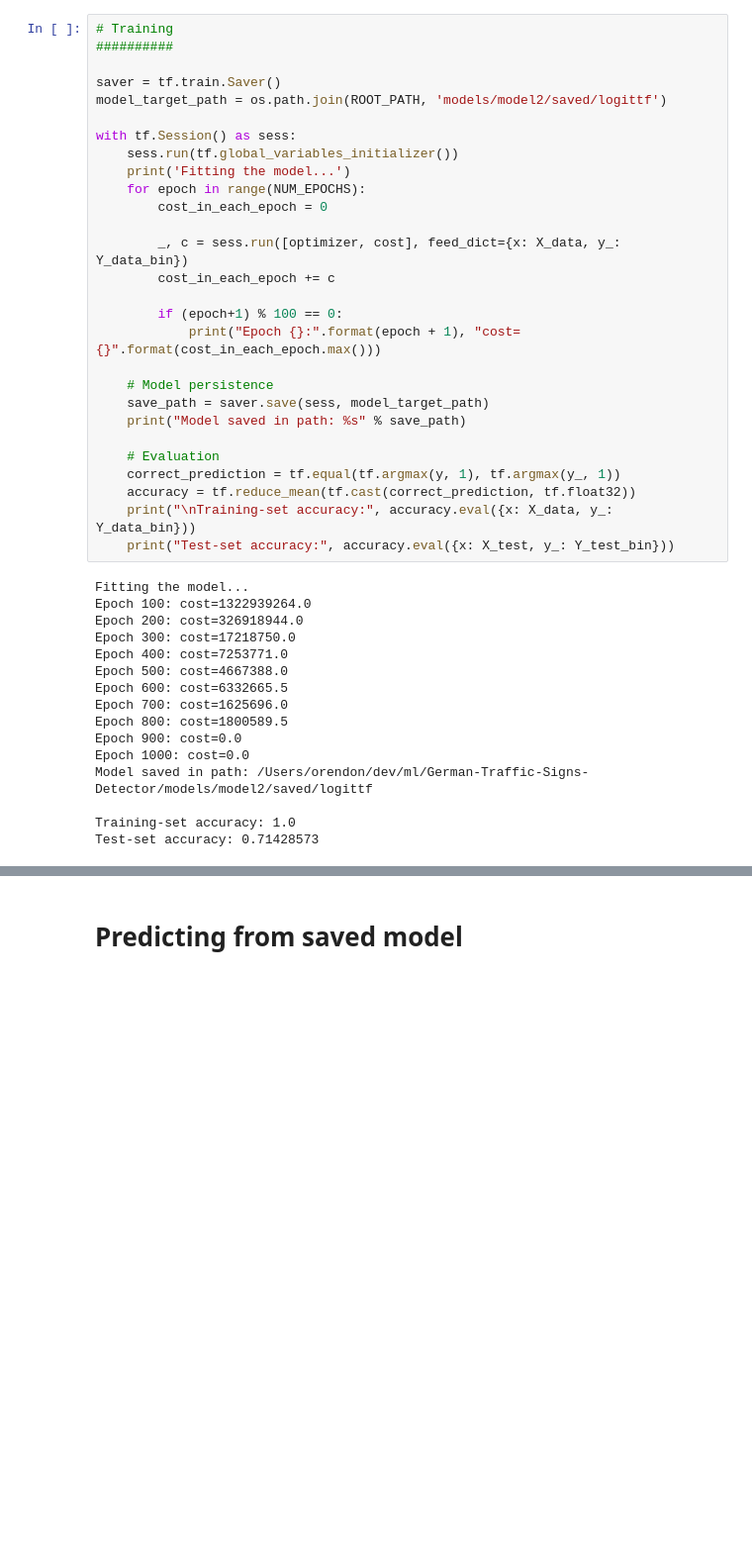
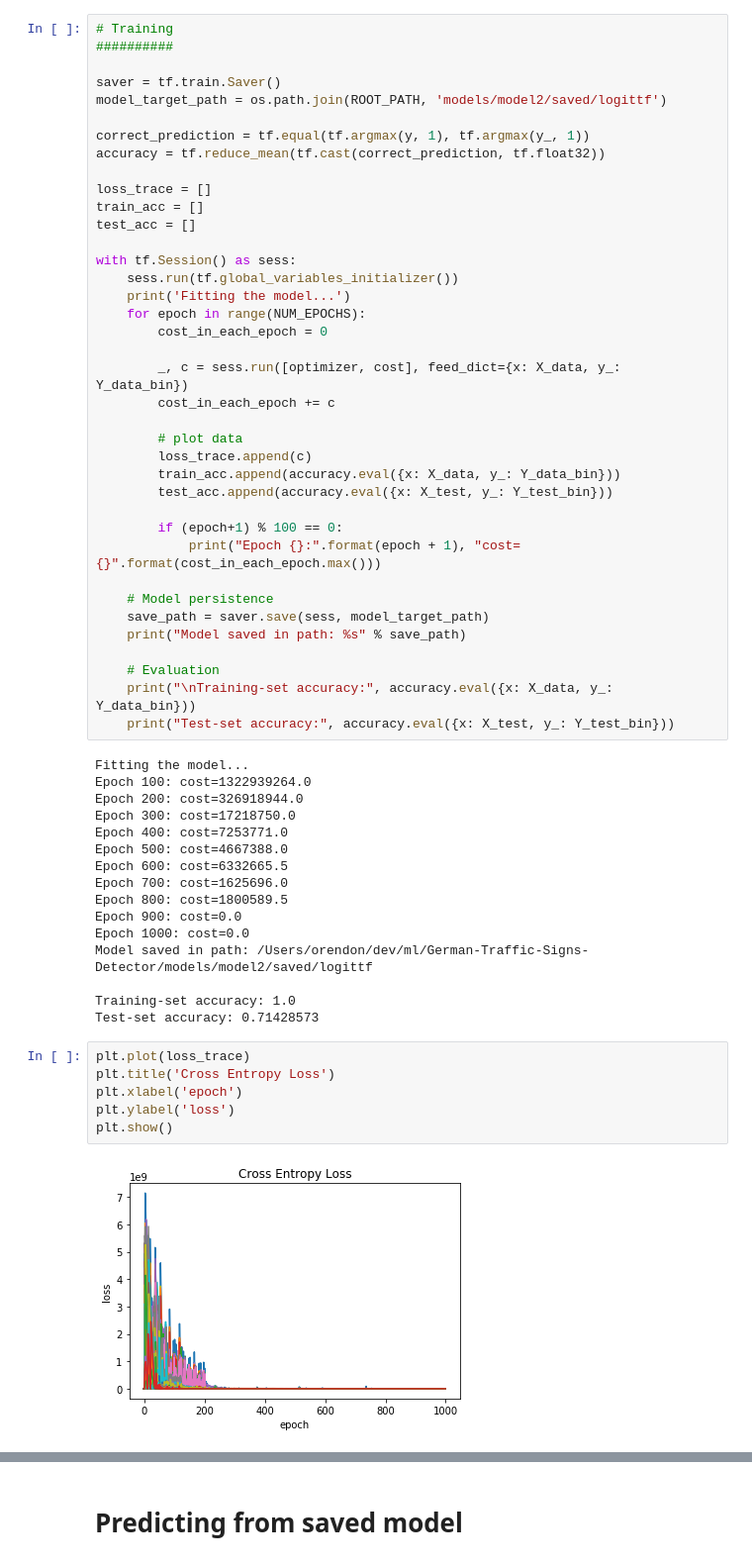
Before and after one commit to orendon/German-Traffic-Signs-Detector, a Jupyter notebook: reports/model2 - Logistic Regression with Tensorflow.ipynb, the cells around one changed output, grey strips where cells are left out. Shown at 99% size. Cells and saved outputs as stored; diff of their text form; blank space fills up the shorter version.

```diff
--- a/reports/model2 - Logistic Regression with Tensorflow.ipynb
+++ b/reports/model2 - Logistic Regression with Tensorflow.ipynb
@@ -108,6 +111,13 @@ optimizer = tf.train.GradientDescentOptimizer(learning_rate=LEARNING_RATE).minim
 
 saver = tf.train.Saver()
 model_target_path = os.path.join(ROOT_PATH, 'models/model2/saved/logittf')
+
+correct_prediction = tf.equal(tf.argmax(y, 1), tf.argmax(y_, 1))
+accuracy = tf.reduce_mean(tf.cast(correct_prediction, tf.float32))
+
+loss_trace = []
+train_acc = []
+test_acc = []
 
 with tf.Session() as sess:
     sess.run(tf.global_variables_initializer())
@@ -118,6 +128,11 @@ with tf.Session() as sess:
         _, c = sess.run([optimizer, cost], feed_dict={x: X_data, y_: Y_data_bin})
         cost_in_each_epoch += c
 
+        # plot data
+        loss_trace.append(c)
+        train_acc.append(accuracy.eval({x: X_data, y_: Y_data_bin}))
+        test_acc.append(accuracy.eval({x: X_test, y_: Y_test_bin}))
+
         if (epoch+1) % 100 == 0:
             print("Epoch {}:".format(epoch + 1), "cost={}".format(cost_in_each_epoch.max()))
 
@@ -126,8 +141,6 @@ with tf.Session() as sess:
     print("Model saved in path: %s" % save_path)
 
     # Evaluation
-    correct_prediction = tf.equal(tf.argmax(y, 1), tf.argmax(y_, 1))
-    accuracy = tf.reduce_mean(tf.cast(correct_prediction, tf.float32))
     print("\nTraining-set accuracy:", accuracy.eval({x: X_data, y_: Y_data_bin}))
     print("Test-set accuracy:", accuracy.eval({x: X_test, y_: Y_test_bin}))
 # %% [output]
@@ -146,3 +159,11 @@ Model saved in path: /Users/orendon/dev/ml/German-Traffic-Signs-Detector/models/
 
 Training-set accuracy: 1.0
 Test-set accuracy: 0.71428573
+# %%
+plt.plot(loss_trace)
+plt.title('Cross Entropy Loss')
+plt.xlabel('epoch')
+plt.ylabel('loss')
+plt.show()
+# %% [output]
+[figure, added]
```
Also changed, not shown: parts of 2 cells of this notebook, 6 other files.
